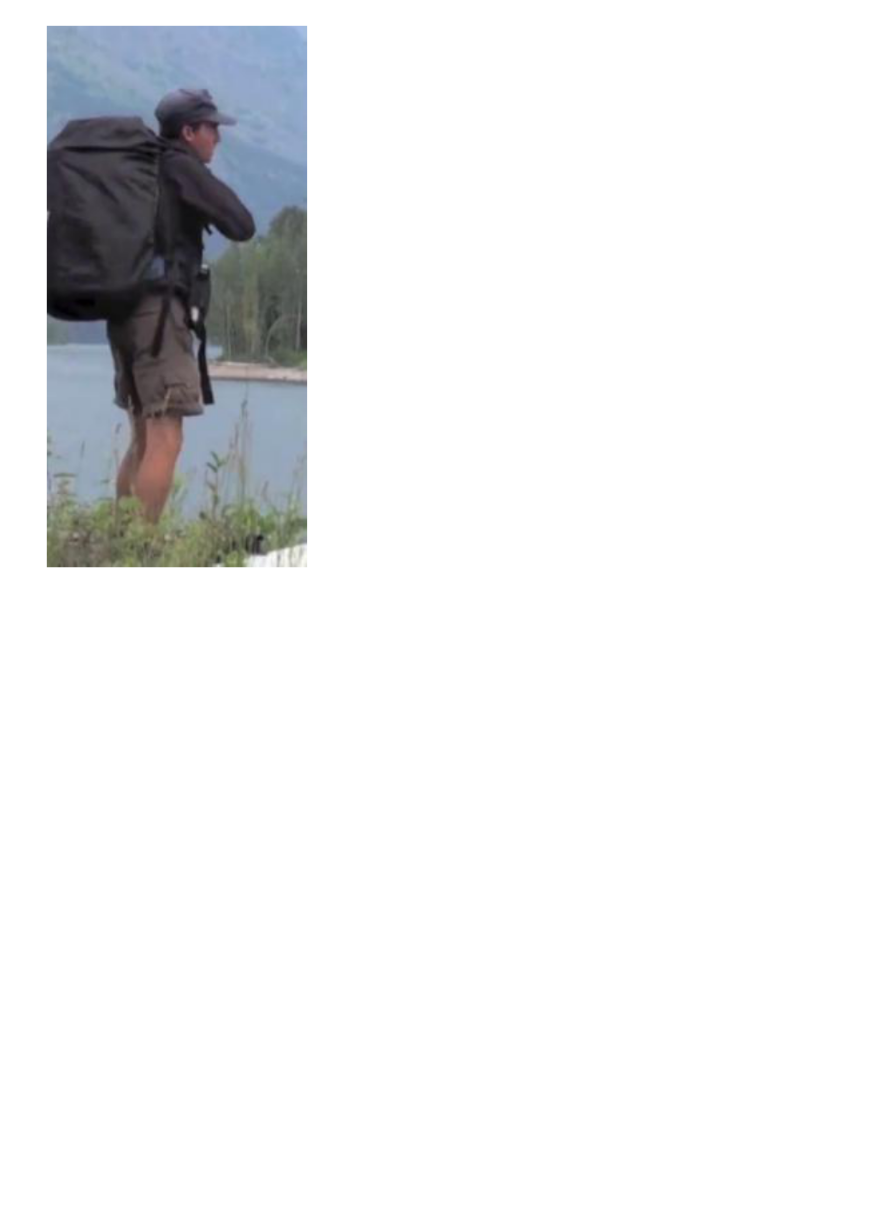
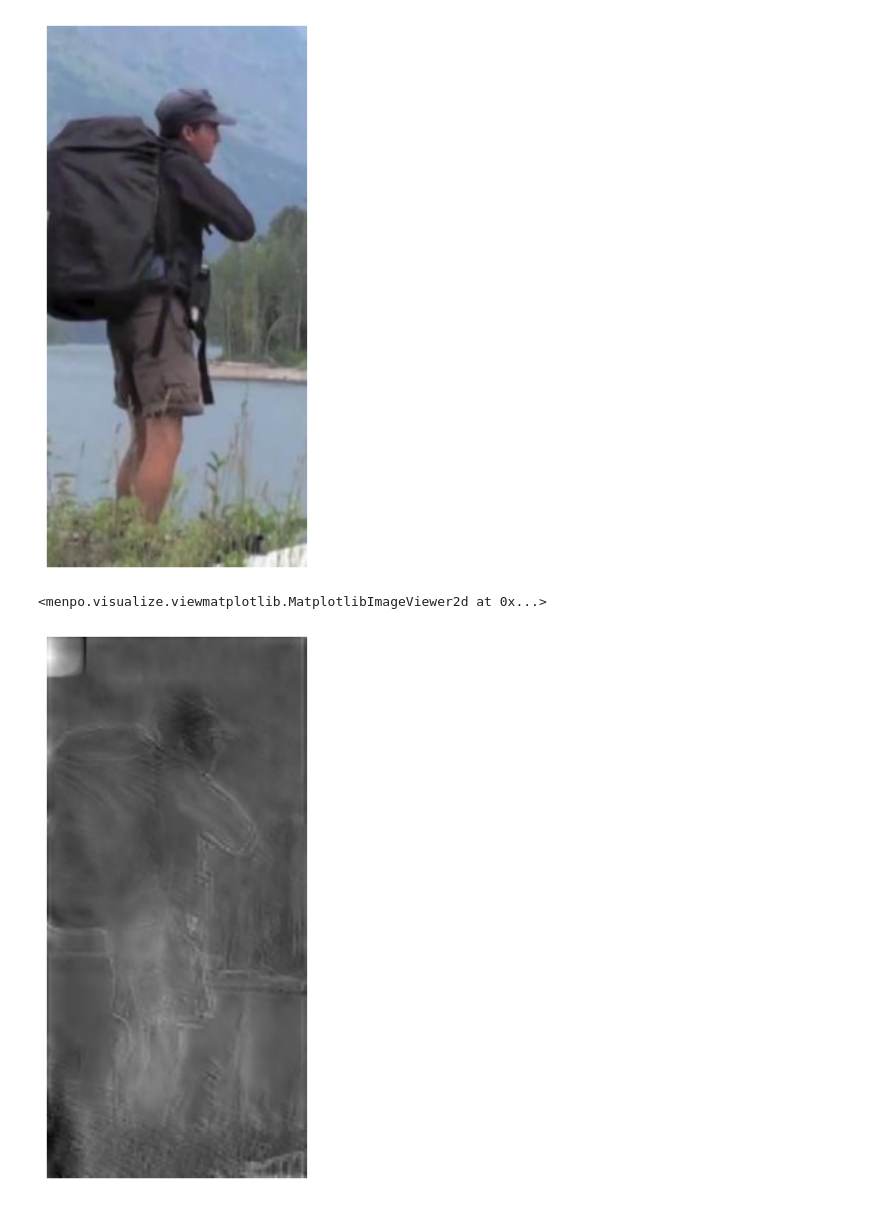
Before and after one commit to trigeorgis/ibugnet, a Jupyter notebook: notebooks/Demo Pose Machine.ipynb, the cells around one changed output. Cells and saved outputs as stored; diff of their text form; code cells hidden in the pictures; blank space fills up the shorter version.

```diff
--- a/notebooks/Demo Pose Machine.ipynb
+++ b/notebooks/Demo Pose Machine.ipynb
@@ -58,6 +58,11 @@ original_image.view()
 [figure]
 # %%
 *estimated_svs, image = sess.run([states, images], feed_dict={images: input_pixels.transpose(1, 2, 0)})
+# %%
+Image.init_from_channels_at_back(estimated_svs[0][-1][0]).view(channels=2)
+# %% [output]
+<menpo.visualize.viewmatplotlib.MatplotlibImageViewer2d at 0x...>
+[figure, added]
 # %%
 %matplotlib inline
 
```
Also changed, not shown: parts of 6 cells of this notebook, 7 other files.
